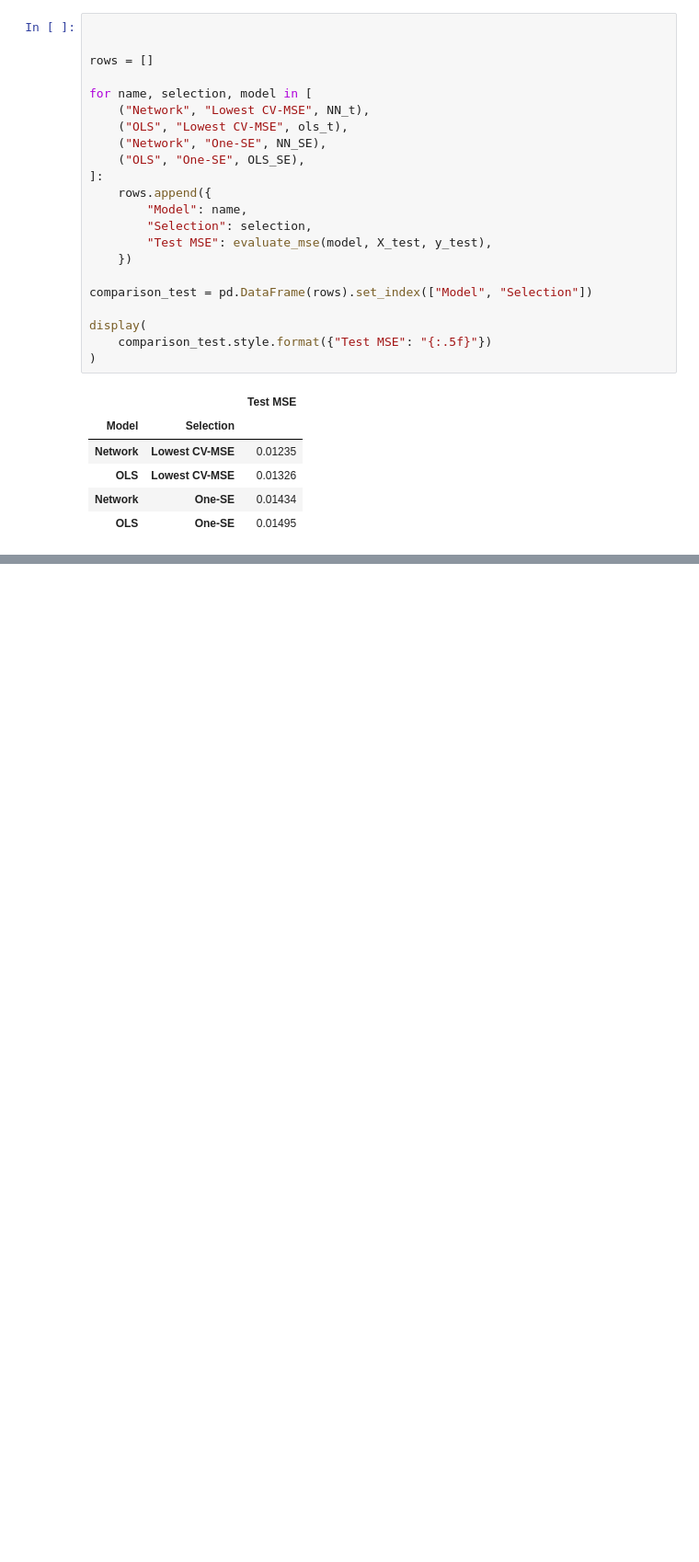
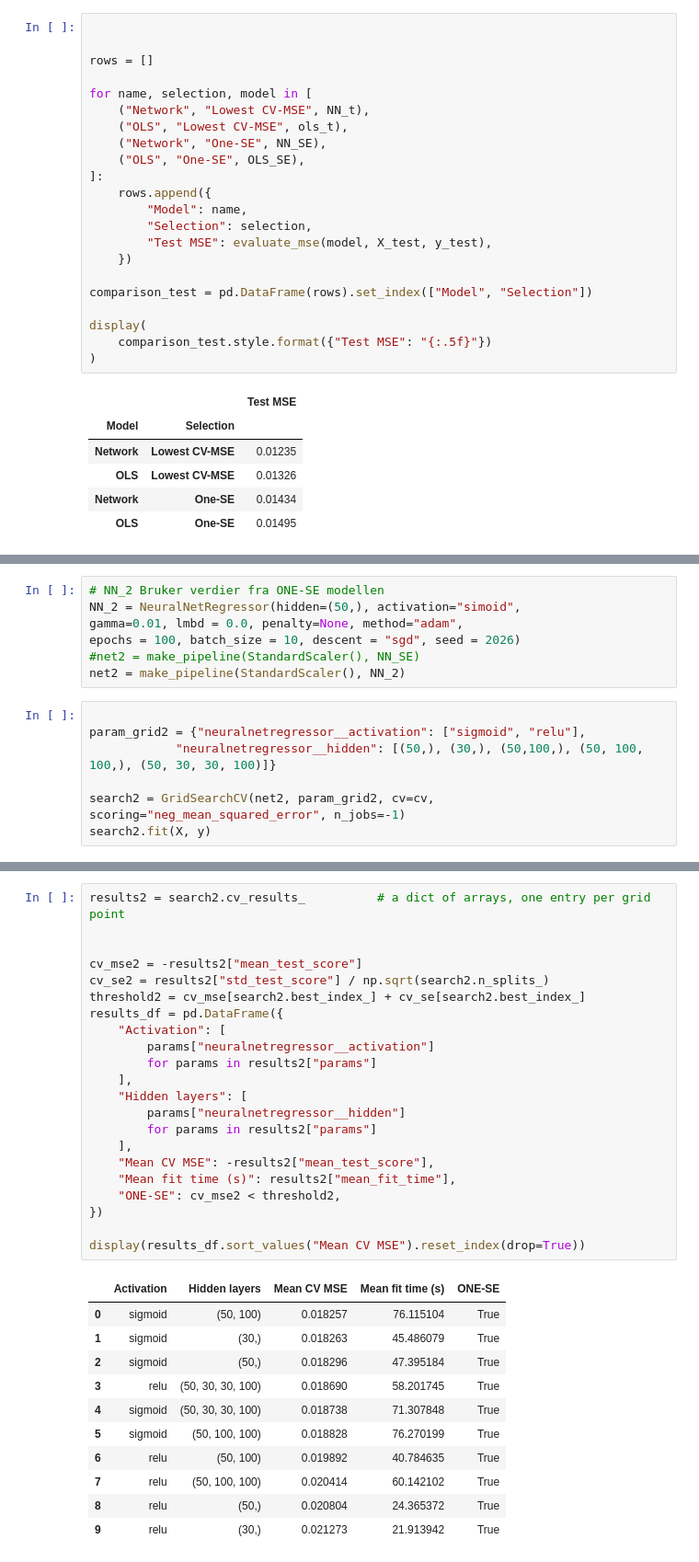
Before and after one commit to Timholmen96/FYS-STK4155, a Jupyter notebook: Prosjekt2/Prosjekt-Kode/Project2_Regressor_Init.ipynb, the cells around one changed output, grey strips where cells are left out. Shown at 92% size. Cells and saved outputs as stored; diff of their text form; blank space fills up the shorter version.

```diff
--- a/Prosjekt2/Prosjekt-Kode/Project2_Regressor_Init.ipynb
+++ b/Prosjekt2/Prosjekt-Kode/Project2_Regressor_Init.ipynb
@@ -617,0 +645,14 @@ The One SE model had the lowest test error, when predicting on unknown data.
+# %%
+# NN_2 Bruker verdier fra ONE-SE modellen
+NN_2 = NeuralNetRegressor(hidden=(50,), activation="simoid",
+gamma=0.01, lmbd = 0.0, penalty=None, method="adam",
+epochs = 100, batch_size = 10, descent = "sgd", seed = 2026)
+#net2 = make_pipeline(StandardScaler(), NN_SE)
+net2 = make_pipeline(StandardScaler(), NN_2)
+# %%
+
+param_grid2 = {"neuralnetregressor__activation": ["sigmoid", "relu"],
+            "neuralnetregressor__hidden": [(50,), (30,), (50,100,), (50, 100, 100,), (50, 30, 30, 100)]}
+
+search2 = GridSearchCV(net2, param_grid2, cv=cv, scoring="neg_mean_squared_error", n_jobs=-1)
+search2.fit(X, y)
@@ -617,0 +672,34 @@ The One SE model had the lowest test error, when predicting on unknown data.
+# %%
+results2 = search2.cv_results_          # a dict of arrays, one entry per grid point
+
+
+cv_mse2 = -results2["mean_test_score"]
+cv_se2 = results2["std_test_score"] / np.sqrt(search2.n_splits_)
+threshold2 = cv_mse[search2.best_index_] + cv_se[search2.best_index_]
+results_df = pd.DataFrame({
+    "Activation": [
+        params["neuralnetregressor__activation"]
+        for params in results2["params"]
+    ],
+    "Hidden layers": [
+        params["neuralnetregressor__hidden"]
+        for params in results2["params"]
+    ],
+    "Mean CV MSE": -results2["mean_test_score"],
+    "Mean fit time (s)": results2["mean_fit_time"],
+    "ONE-SE": cv_mse2 < threshold2,
+})
+
+display(results_df.sort_values("Mean CV MSE").reset_index(drop=True))
+# %% [output]
+|  | Activation | Hidden layers | Mean CV MSE | Mean fit time (s) | ONE-SE |
+| 0 | sigmoid | (50, 100) | 0.018257 | 76.115104 | True |
+| 1 | sigmoid | (30,) | 0.018263 | 45.486079 | True |
+| 2 | sigmoid | (50,) | 0.018296 | 47.395184 | True |
+| 3 | relu | (50, 30, 30, 100) | 0.018690 | 58.201745 | True |
+| 4 | sigmoid | (50, 30, 30, 100) | 0.018738 | 71.307848 | True |
+| 5 | sigmoid | (50, 100, 100) | 0.018828 | 76.270199 | True |
+| 6 | relu | (50, 100) | 0.019892 | 40.784635 | True |
+| 7 | relu | (50, 100, 100) | 0.020414 | 60.142102 | True |
+| 8 | relu | (50,) | 0.020804 | 24.365372 | True |
+| 9 | relu | (30,) | 0.021273 | 21.913942 | True |
```
Also changed, not shown: parts of 22 cells of this notebook, 14 other files.
